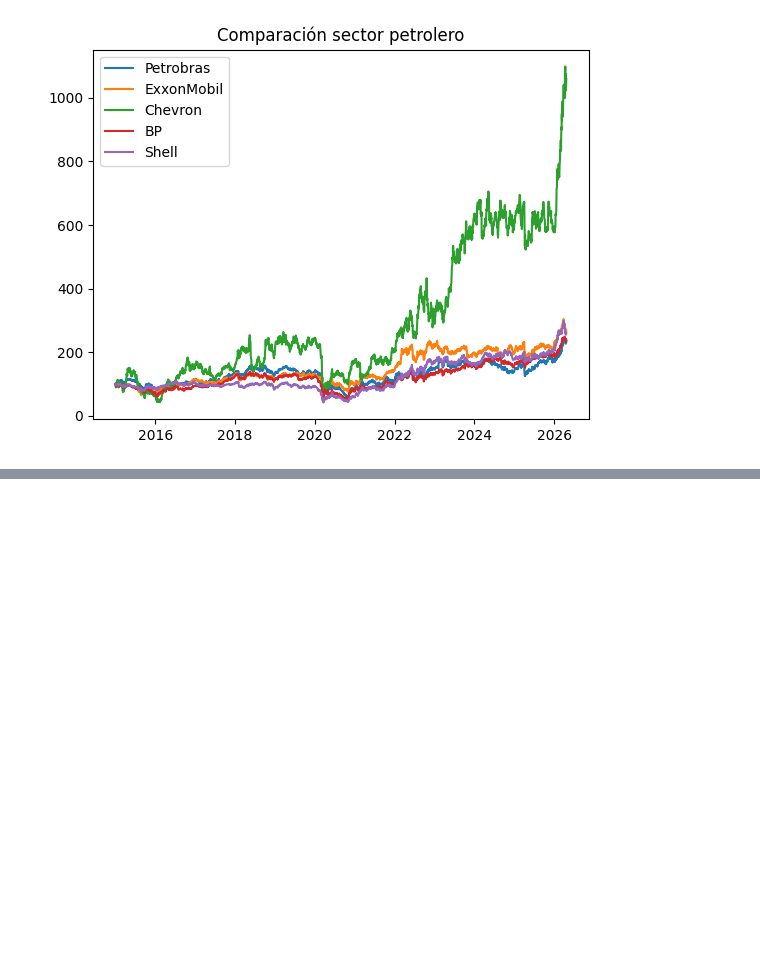
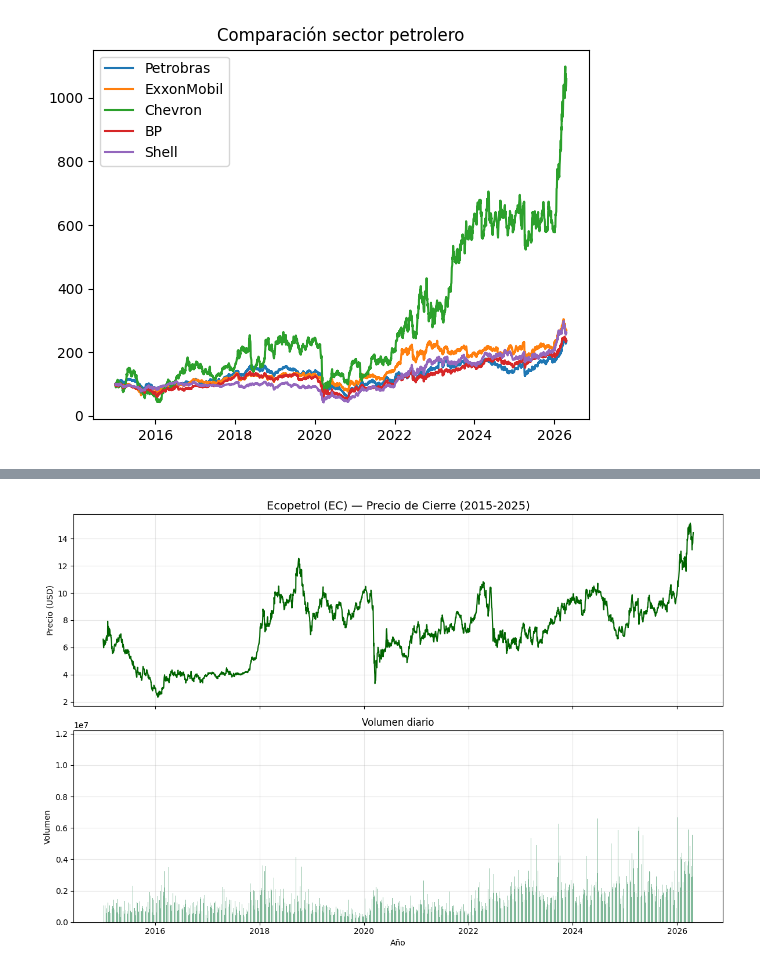
Before and after one commit to samueklcocla-ops/proyecto, a Jupyter notebook: analisis_petroleo.ipynb, the cells around one changed output, grey strips where cells are left out. Drawn from its saved outputs; the diff is of its cells as text; code cells hidden in the pictures; blank space fills up the shorter version.

```diff
--- a/analisis_petroleo.ipynb
+++ b/analisis_petroleo.ipynb
@@ -429,0 +432,94 @@ plt.show()
+# %%
+import yfinance as yf
+import pandas as pd
+import numpy as np
+import matplotlib.pyplot as plt
+
+from sklearn.ensemble import RandomForestRegressor
+from sklearn.model_selection import train_test_split
+from sklearn.metrics import mean_absolute_error, r2_score
+
+print("Librerías cargadas correctamente")
+
+# Descargamos datos de Ecopetrol (ticker: EC)
+eco_raw = yf.download("EC", start="2015-01-01", progress=False)
+
+# Nos quedamos con precio de cierre y volumen
+eco = eco_raw[[('Close', 'EC'), ('Volume', 'EC')]].copy()
+eco.columns = ["precio_cierre", "volumen"]
+eco = eco.dropna()
+
+print(f"Ecopetrol cargado desde {eco.index.min().date()} hasta {eco.index.max().date()}")
+print(f"Total: {len(eco)} días de trading")
+print(eco.tail())
+
+# Gráficas
+fig, (ax1, ax2) = plt.subplots(2, 1, figsize=(12, 8), sharex=True)
+
+# Precio de cierre
+ax1.plot(eco.index, eco["precio_cierre"], color="darkgreen", linewidth=1.5)
+ax1.set_title("Ecopetrol (EC) — Precio de Cierre (2015-2025)", fontsize=14)
+ax1.set_ylabel("Precio (USD)")
+ax1.grid(True, alpha=0.3)
+
+# Volumen
+ax2.bar(eco.index, eco["volumen"], color="seagreen", alpha=0.6, width=1)
+ax2.set_title("Volumen diario", fontsize=12)
+ax2.set_ylabel("Volumen")
+ax2.set_xlabel("Año")
+ax2.grid(True, alpha=0.3)
+
+plt.tight_layout()
+plt.show()
+
+# Resampleamos a datos anuales
+eco_anual = eco.resample("YE").mean()
+eco_anual.index = eco_anual.index.year
+
+df = eco_anual.copy()
+df["año"] = eco_anual.index
+df["variacion_pct"] = df["precio_cierre"].pct_change() * 100
+df["variacion_lag1"] = df["variacion_pct"].shift(1)
+df["variacion_lag2"] = df["variacion_pct"].shift(2)
+df["media_movil_3"] = df["variacion_pct"].rolling(window=3).mean()
+df["variacion_volumen"] = df["volumen"].pct_change() * 100
+
+df = df.dropna()
+
+print("Características creadas:")
+print(df.columns.tolist())
+print(f"\nForma del dataframe: {df.shape}")
+print(df)
+
+# Variables
+features = ["año", "variacion_lag1", "variacion_lag2", "media_movil_3", "variacion_volumen"]
+
+X = df[features]
+y = df["variacion_pct"]
+
+# División temporal
+X_train, X_test, y_train, y_test = train_test_split(
+    X, y, test_size=0.2, shuffle=False
+)
+
+print(f"Entrenamiento: {X_train.shape[0]} años ({X_train.index.min()} - {X_train.index.max()})")
+print(f"Prueba: {X_test.shape[0]} años ({X_test.index.min()} - {X_test.index.max()})")
+
+# Modelo
+modelo = RandomForestRegressor(n_estimators=100, max_depth=3, random_state=42)
+modelo.fit(X_train, y_train)
+
+y_pred = modelo.predict(X_test)
+
+# Métricas
+mae = mean_absolute_error(y_test, y_pred)
+r2 = r2_score(y_test, y_pred)
+
+print(f"\nMAE: {mae:.2f}%")
+print(f"R2:  {r2:.4f}")
+
+# Importancia de variables
+importancias = pd.Series(modelo.feature_importances_, index=features).sort_values(ascending=False)
+print("\nImportancia de variables:")
+print(importancias)
+# %% [output]
@@ -429,0 +536 @@ plt.show()
+[figure, added]
```
Also changed, not shown: parts of 2 cells of this notebook.
